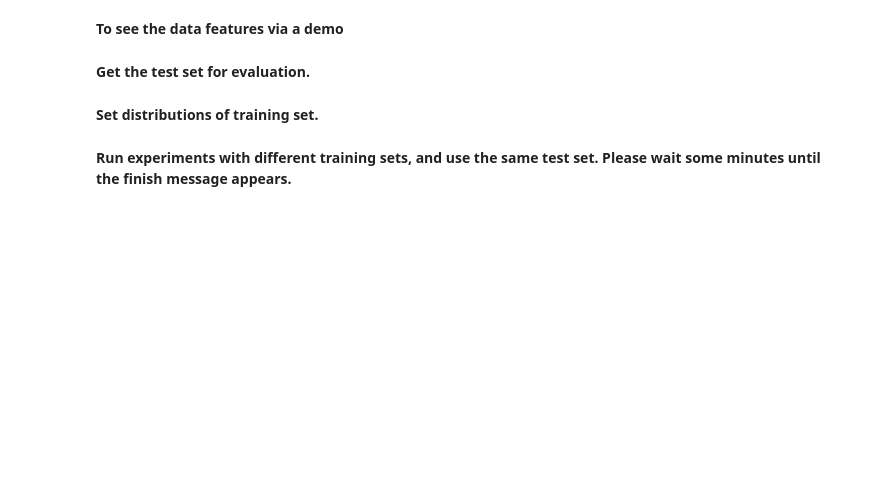
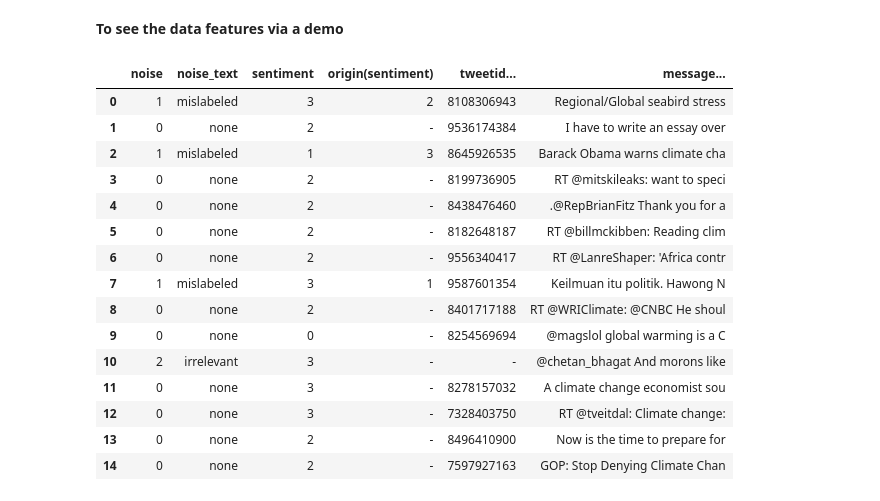
Before and after one commit to pnpdb/CS522-Project, a Jupyter notebook: doSVM.ipynb, the cells around one changed output. Saved outputs shown, nothing was run; the diff lists cells and outputs as text; code cells hidden in the pictures; blank space fills up the shorter version.

```diff
--- a/doSVM.ipynb
+++ b/doSVM.ipynb
@@ -153,7 +153,7 @@ def do_experiment_denoised_by_IsolationForest(train_df, test_df):
 # %%
 # Each item: source -> (size, distribution)
 noisy_set_sizes = {
-    'mislabeled' : (000, None),                   # max size: 15000
-    'irrelevant' : (8000, [0.25,0.25,0.25,0.25]),  # max size: 34259
-    'translated' : (000, "reserve_labels"),       # max size: 5000
+    'mislabeled' : (8600, None),                   # max size: 15000
+    'irrelevant' : (8600, [0.25,0.25,0.25,0.25]),  # max size: 34259
+    'translated' : (8600, "reserve_labels"),       # max size: 5000
 }
@@ -201,7 +199,22 @@ dc.print_summary()
 # %% [markdown]
 **To see the data features via a demo**
 # %%
-train_df = dc.get_train_with_noisy_df(1000,1000)
+train_df = lab.dc.get_train_with_noisy_df(15000,5000)
 data_center.print_data(train_df.head(15))
+# %% [output]
+|  | noise | noise_text | sentiment | origin(sentiment) | tweetid... | message... |
+| 0 | 1 | mislabeled | 3 | 2 | 8108306943 | Regional/Global seabird stress |
+| 1 | 0 | none | 2 | - | 9536174384 | I have to write an essay over |
+| 2 | 1 | mislabeled | 1 | 3 | 8645926535 | Barack Obama warns climate cha |
+| 3 | 0 | none | 2 | - | 8199736905 | RT @mitskileaks: want to speci |
+| 4 | 0 | none | 2 | - | 8438476460 | .@RepBrianFitz Thank you for a |
+| 5 | 0 | none | 2 | - | 8182648187 | RT @billmckibben: Reading clim |
+| 6 | 0 | none | 2 | - | 9556340417 | RT @LanreShaper: 'Africa contr |
+| 7 | 1 | mislabeled | 3 | 1 | 9587601354 | Keilmuan itu politik. Hawong N |
+| 8 | 0 | none | 2 | - | 8401717188 | RT @WRIClimate: @CNBC He shoul |
+| 9 | 0 | none | 0 | - | 8254569694 | @magslol global warming is a C |
+| 10 | 2 | irrelevant | 3 | - | - | @chetan_bhagat And morons like |
+| 11 | 0 | none | 3 | - | 8278157032 | A climate change economist sou |
+| 12 | 0 | none | 3 | - | 7328403750 | RT @tveitdal: Climate change: |
+| 13 | 0 | none | 2 | - | 8496410900 | Now is the time to prepare for |
+| 14 | 0 | none | 2 | - | 7597927163 | GOP: Stop Denying Climate Chan |
-# %% [markdown]
-**Get the test set for evaluation.**
@@ -210,2 +220,0 @@ test_df = dc.get_test_df()
-# %% [markdown]
-**Set distributions of training set.**
@@ -216,3 +220,0 @@ train_distribution = None
-# %% [markdown]
-**Run experiments with different training sets, and use the same test set.**
-**Please wait some minutes until the finish message appears.**
```
Also changed, not shown: parts of 26 cells of this notebook, 3 other files.
